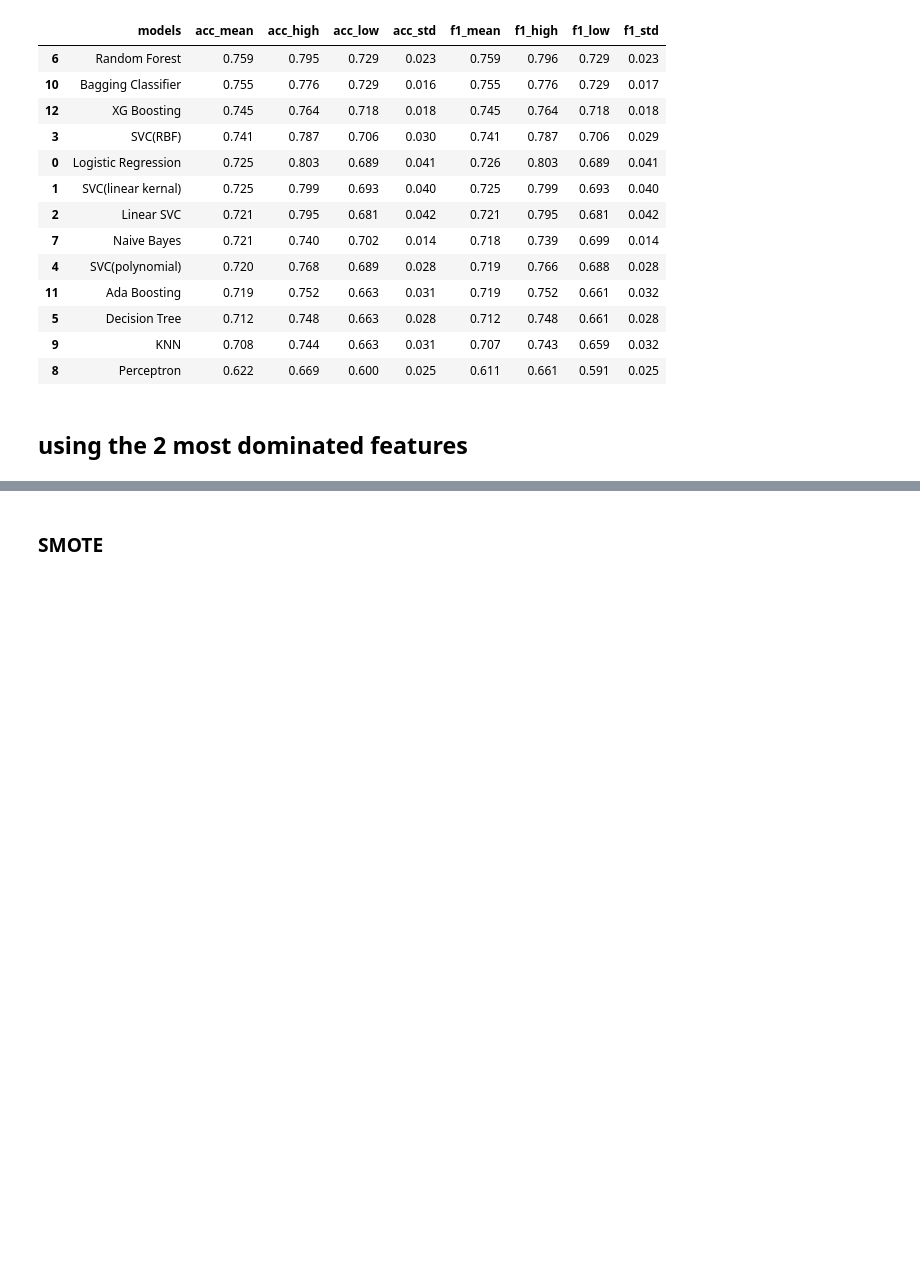
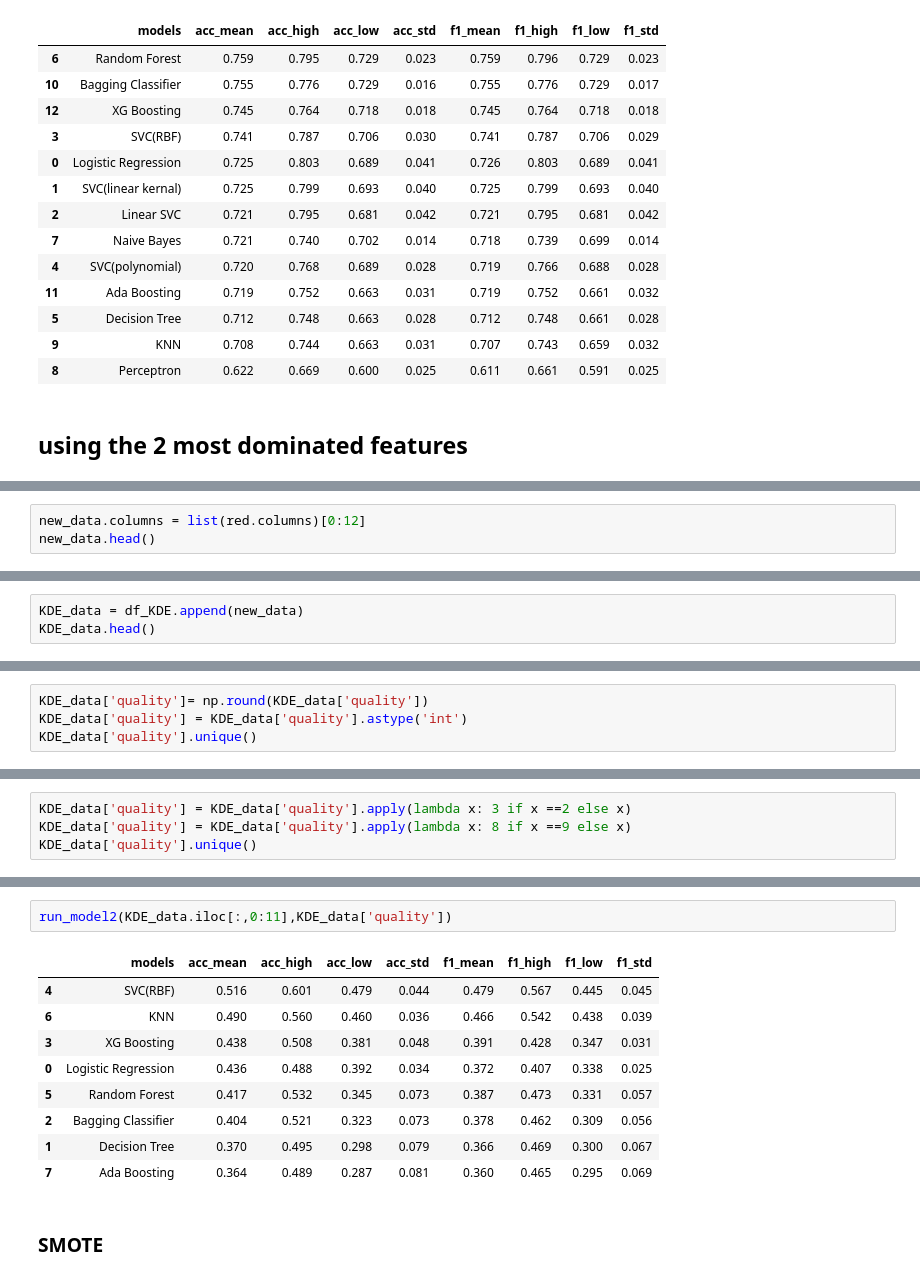
Before and after one commit to EffyFang/DataMining, a Jupyter notebook: winequality/Wine Quality Prediction Project 0826.ipynb, the cells around one changed output, grey strips where cells are left out. Saved outputs shown, nothing was run; the diff lists cells and outputs as text; blank space fills up the shorter version.

```diff
--- a/winequality/Wine Quality Prediction Project 0826.ipynb
+++ b/winequality/Wine Quality Prediction Project 0826.ipynb
@@ -818,0 +883,3 @@ run_model(X_train2[['volatile acidity','alcohol']],y_train2)
+# %%
+new_data.columns = list(red.columns)[0:12]
+new_data.head()
@@ -818,0 +893,3 @@ run_model(X_train2[['volatile acidity','alcohol']],y_train2)
+# %%
+KDE_data = df_KDE.append(new_data)
+KDE_data.head()
@@ -818,0 +903,4 @@ run_model(X_train2[['volatile acidity','alcohol']],y_train2)
+# %%
+KDE_data['quality']= np.round(KDE_data['quality'])
+KDE_data['quality'] = KDE_data['quality'].astype('int')
+KDE_data['quality'].unique()
@@ -818,0 +909,4 @@ run_model(X_train2[['volatile acidity','alcohol']],y_train2)
+# %%
+KDE_data['quality'] = KDE_data['quality'].apply(lambda x: 3 if x ==2 else x)
+KDE_data['quality'] = KDE_data['quality'].apply(lambda x: 8 if x ==9 else x)
+KDE_data['quality'].unique()
@@ -819,3 +983,15 @@ run_model(X_train2[['volatile acidity','alcohol']],y_train2)
+# %%
+run_model2(KDE_data.iloc[:,0:11],KDE_data['quality'])
+# %% [output]
+|  | models | acc_mean | acc_high | acc_low | acc_std | f1_mean | f1_high | f1_low | f1_std |
+| 4 | SVC(RBF) | 0.516 | 0.601 | 0.479 | 0.044 | 0.479 | 0.567 | 0.445 | 0.045 |
+| 6 | KNN | 0.490 | 0.560 | 0.460 | 0.036 | 0.466 | 0.542 | 0.438 | 0.039 |
+| 3 | XG Boosting | 0.438 | 0.508 | 0.381 | 0.048 | 0.391 | 0.428 | 0.347 | 0.031 |
+| 0 | Logistic Regression | 0.436 | 0.488 | 0.392 | 0.034 | 0.372 | 0.407 | 0.338 | 0.025 |
+| 5 | Random Forest | 0.417 | 0.532 | 0.345 | 0.073 | 0.387 | 0.473 | 0.331 | 0.057 |
+| 2 | Bagging Classifier | 0.404 | 0.521 | 0.323 | 0.073 | 0.378 | 0.462 | 0.309 | 0.056 |
+| 1 | Decision Tree | 0.370 | 0.495 | 0.298 | 0.079 | 0.366 | 0.469 | 0.300 | 0.067 |
+| 7 | Ada Boosting | 0.364 | 0.489 | 0.287 | 0.081 | 0.360 | 0.465 | 0.295 | 0.069 |
 # %% [markdown]
 ### SMOTE
 # %%
```
Also changed, not shown: parts of 16 cells of this notebook, 2 other files.
